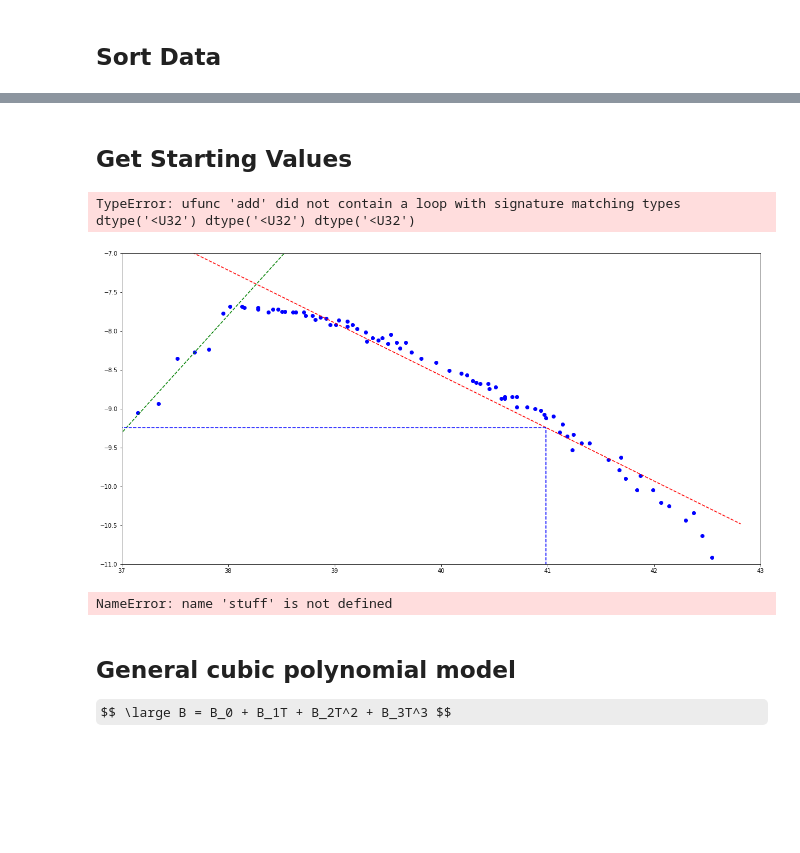
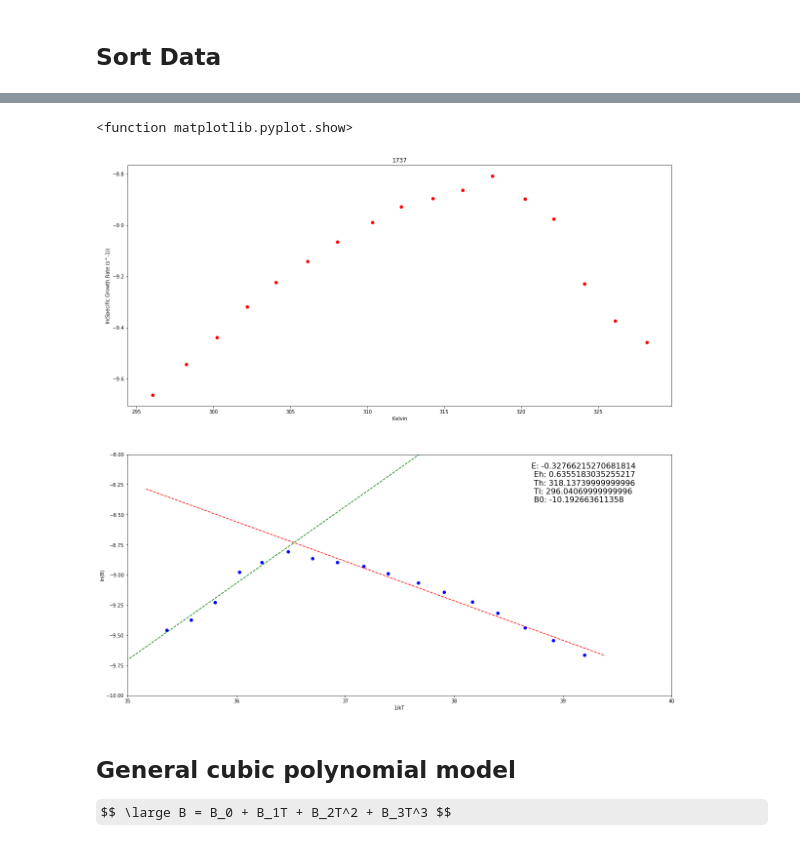
Before and after one commit to dbridg15/CMEECoursework, a Jupyter notebook: CMEEMiniProject/Code/newtry.ipynb, the cells around one changed output, grey strips where cells are left out. Saved outputs shown, nothing was run; the diff lists cells and outputs as text; code cells hidden in the pictures; some formulas as TeX source; blank space fills up the shorter version.

```diff
--- a/CMEEMiniProject/Code/newtry.ipynb
+++ b/CMEEMiniProject/Code/newtry.ipynb
@@ -105,54 +99,74 @@ plt.show
-# %% [markdown]
-## Get Starting Values
 # %%
-def abline(slope, intercept, lcol):
-    """Plot a line from slope and intercept"""
-    axes = plt.gca()
-    x_vals = np.array(axes.get_xlim())
-    y_vals = intercept + slope * x_vals
-    plt.plot(x_vals, y_vals, lcol)
+id = 1737
 
+# which temperature measure to use? ConTemp > AmbientTemp > ResTemp
+curveDF = GRDF[GRDF["NewID"] == id]
+
+if curveDF["ConTemp"].isnull().any() == False:
+    curveDF = curveDF.sort_values("ConTemp")
+    xVals   = np.asarray(curveDF["ConTemp"])
+elif curveDF["AmbientTemp"].isnull().any() == False:
+    curveDF = curveDF.sort_values("AmbientTemp")
+    xVals   = np.asarray(curveDF["AmbientTemp"])
+elif curveDF["ResTemp"].isnull().any() == False:
+    curveDF = curveDF.sort_values("ResTemp")
+    xVals   = np.asarray(curveDF["ResTemp"])
+
+data    = np.asarray(curveDF["StandardisedTraitValue"])
+ldata   = np.asarray(curveDF["STVlogged"])
+
+# y axis title is whatever trait unit...
+ytitle = ("ln(" + curveDF["StandardisedTraitName"].iloc[0] + " (" +
+          curveDF["StandardisedTraitUnit"].iloc[0] + "))")
+
+# Starting Values
 
 # E is the slope of the main bit of the curve when ln(B) is plotted against 1/kT (made positive?)
 # use all point past Tpeak (Th) Eh is the slope of the line before these points
 split = np.argmax(ldata)  # split
-lm1 = stats.linregress(x = (1/(xVals[:split]*k)), y = ldata[:split])  # E is slope
-lm2 = stats.linregress(x = (1/(xVals[split:]*k)), y = ldata[split:])  # Eh is slope
+try:
+    lm1 = stats.linregress(x = (1/(xVals[:split]*k)), y = ldata[:split])  # E is slope
+except ValueError:
+    lm1 = stats.linregress(x = (1/(xVals[split:]*k)), y = ldata[split:])  # Eh is slope
 
+try:
+    lm2 = stats.linregress(x = (1/(xVals[split:]*k)), y = ldata[split:])  # Eh is slope
+except ValueError:
+    lm1 = stats.linregress(x = (1/(xVals[:split]*k)), y = ldata[:split])  # E is slope
 
 E  = lm1[0]                          # slope of line for points to right of Tpeak
 Eh = lm2[0]                          # slope of line for points to left og Tpeak
 B0 = lm1[0]*(1/(k*283.15)) + lm1[1]  # y = mx +c to get ln(Bo) at 10 degrees
 Th = xVals[np.argmax(ldata)]         # Tpeak
 Tl = min(xVals)                      # The lowest temperture value for which there is a trait value
 # El I will bind so it must be lower than E in the NLLS
 
+# plots!
 
+plt.figure(figsize = (20, 20))
+plt.subplot(211)
+plt.plot(xVals, ldata, 'ro')
+plt.ylabel(ytitle)
+plt.xlabel("Kelvin")
+plt.title(id)
 
-
+plt.subplot(212)
 plt.plot((1/(xVals*k)), ldata, 'bo')
 abline(slope = lm1[0], intercept = lm1[1], lcol = 'r--')
 abline(slope = lm2[0], intercept = lm2[1], lcol = 'g--')
 plt.plot(((1/(k*283.15)), (1/(k*283.15))), (-10000, B0), 'b--')
 plt.plot(((1/(k*283.15)), -10000), (B0, B0), 'b--')
-
 plt.ylim(np.floor(min(ldata)), np.ceil(max(ldata)))
 plt.xlim(np.floor(min((1/(xVals*k)))), np.ceil(max((1/(xVals*k)))))
-
-stuff = str("E: " + E + "\n" + "Eh: " + Eh + "\n" + "Th: " + Th + "\n" +
-            "Tl: " + Tl + "\n" + "B0: " + Bo)
-
-plt.figtext(0.8, 0.8, fontsize = 16, s = stuff)
-
+stuff = "E: {} \n Eh: {} \n Th: {} \n Tl: {} \n B0: {}".format(E, Eh, Th, Tl, B0)
+plt.figtext(0.7, 0.4, fontsize = 16, s = stuff)
 plt.xlabel("1/kT")
 plt.ylabel("ln(B)")
+
+plt.show
 # %% [output]
-TypeError: ufunc 'add' did not contain a loop with signature matching types dtype('<U32') dtype('<U32') dtype('<U32')
+<function matplotlib.pyplot.show>
-[figure, old version]
+[figure, new version]
-# %%
-stuff
-# %% [output]
-NameError: name 'stuff' is not defined
 # %% [markdown]
 ## General cubic polynomial model
 
```
Also changed, not shown: parts of 11 cells of this notebook, 2 other files.
